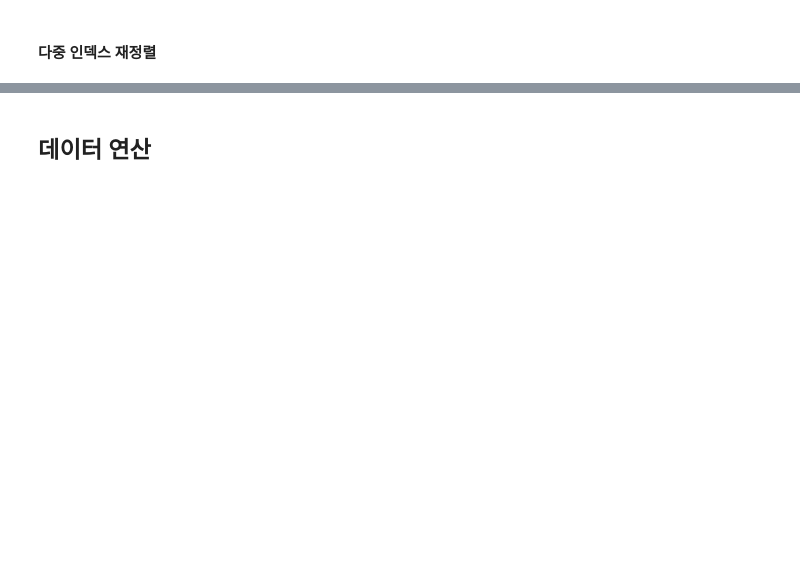
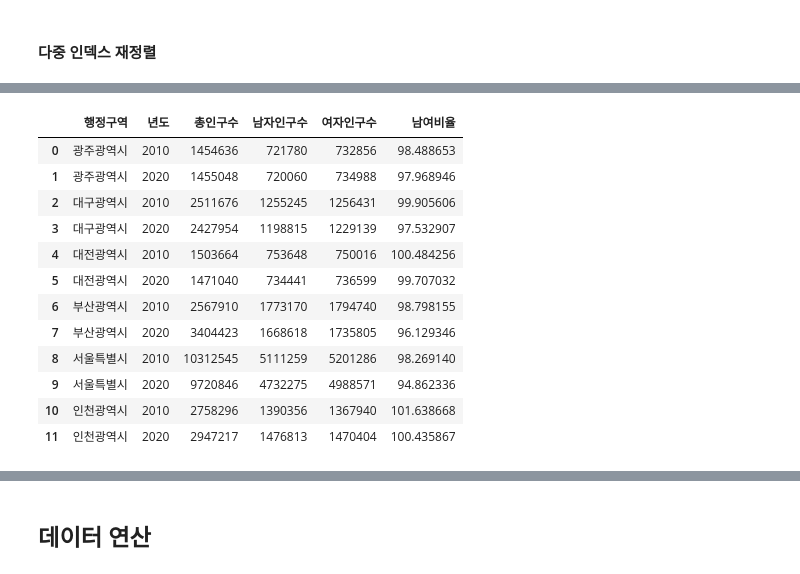
Before and after one commit to wjlee611/studyPython_Library, a Jupyter notebook: Pandas/_Pandas_한번에_제대로_배우기.ipynb, the cells around one changed output, grey strips where cells are left out. Drawn from its saved outputs; the diff is of its cells as text; code cells hidden in the pictures; blank space fills up the shorter version.

```diff
--- a/Pandas/_Pandas_한번에_제대로_배우기.ipynb
+++ b/Pandas/_Pandas_한번에_제대로_배우기.ipynb
@@ -871,0 +1085,5 @@ MultiIndex([('a', 1),
+# %%
+#korea_mdf['서울특별시':'인천광역시']
+
+korea_mdf = korea_mdf.sort_index()
+korea_mdf
@@ -871,0 +1190,17 @@ MultiIndex([('a', 1),
+# %%
+idx_flat = korea_mdf.reset_index(level=(0, 1))
+idx_flat
+# %% [output]
+|  | 행정구역 | 년도 | 총인구수 | 남자인구수 | 여자인구수 | 남여비율 |
+| 0 | 광주광역시 | 2010 | 1454636 | 721780 | 732856 | 98.488653 |
+| 1 | 광주광역시 | 2020 | 1455048 | 720060 | 734988 | 97.968946 |
+| 2 | 대구광역시 | 2010 | 2511676 | 1255245 | 1256431 | 99.905606 |
+| 3 | 대구광역시 | 2020 | 2427954 | 1198815 | 1229139 | 97.532907 |
+| 4 | 대전광역시 | 2010 | 1503664 | 753648 | 750016 | 100.484256 |
+| 5 | 대전광역시 | 2020 | 1471040 | 734441 | 736599 | 99.707032 |
+| 6 | 부산광역시 | 2010 | 2567910 | 1773170 | 1794740 | 98.798155 |
+| 7 | 부산광역시 | 2020 | 3404423 | 1668618 | 1735805 | 96.129346 |
+| 8 | 서울특별시 | 2010 | 10312545 | 5111259 | 5201286 | 98.269140 |
+| 9 | 서울특별시 | 2020 | 9720846 | 4732275 | 4988571 | 94.862336 |
+| 10 | 인천광역시 | 2010 | 2758296 | 1390356 | 1367940 | 101.638668 |
+| 11 | 인천광역시 | 2020 | 2947217 | 1476813 | 1470404 | 100.435867 |
```
Also changed, not shown: parts of 107 cells of this notebook.
